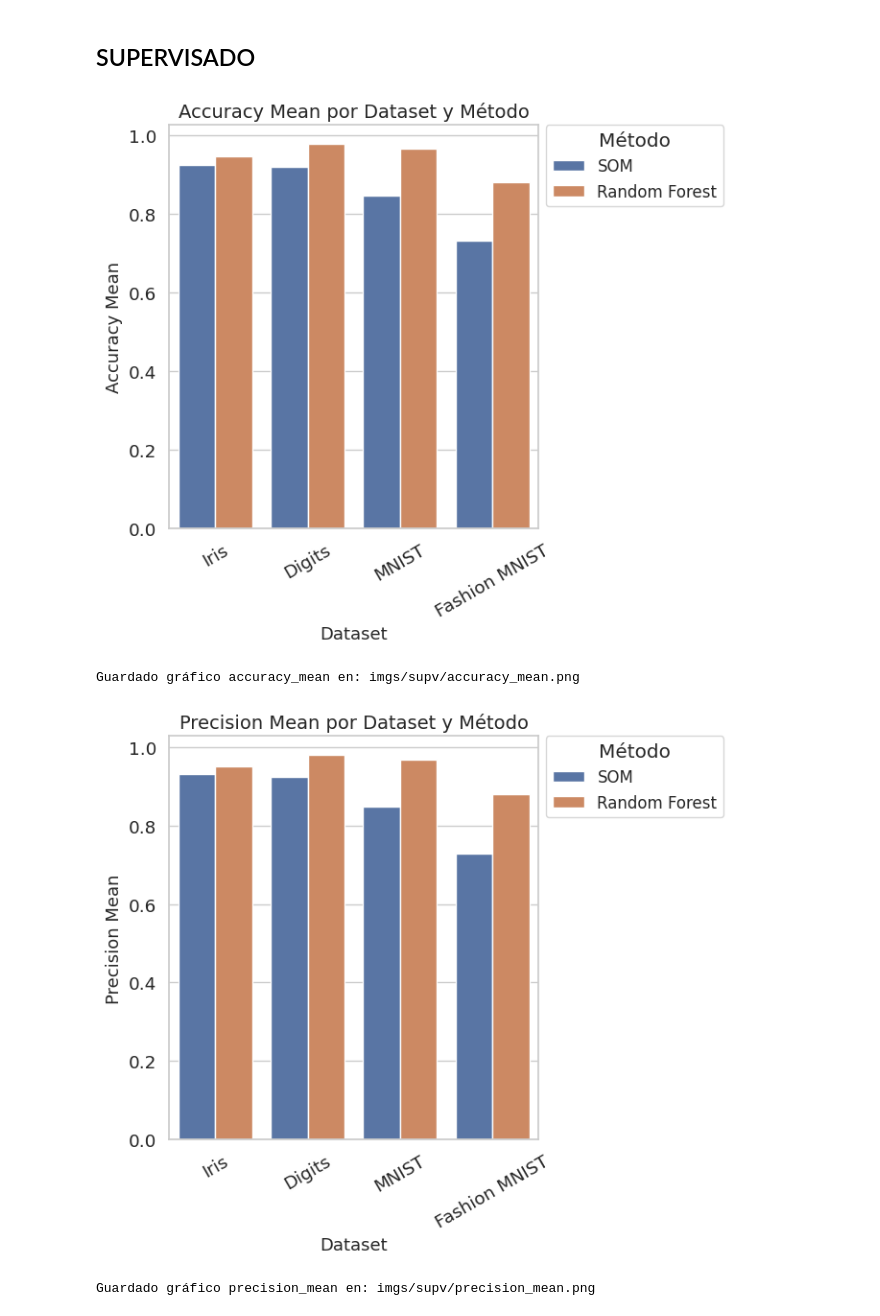
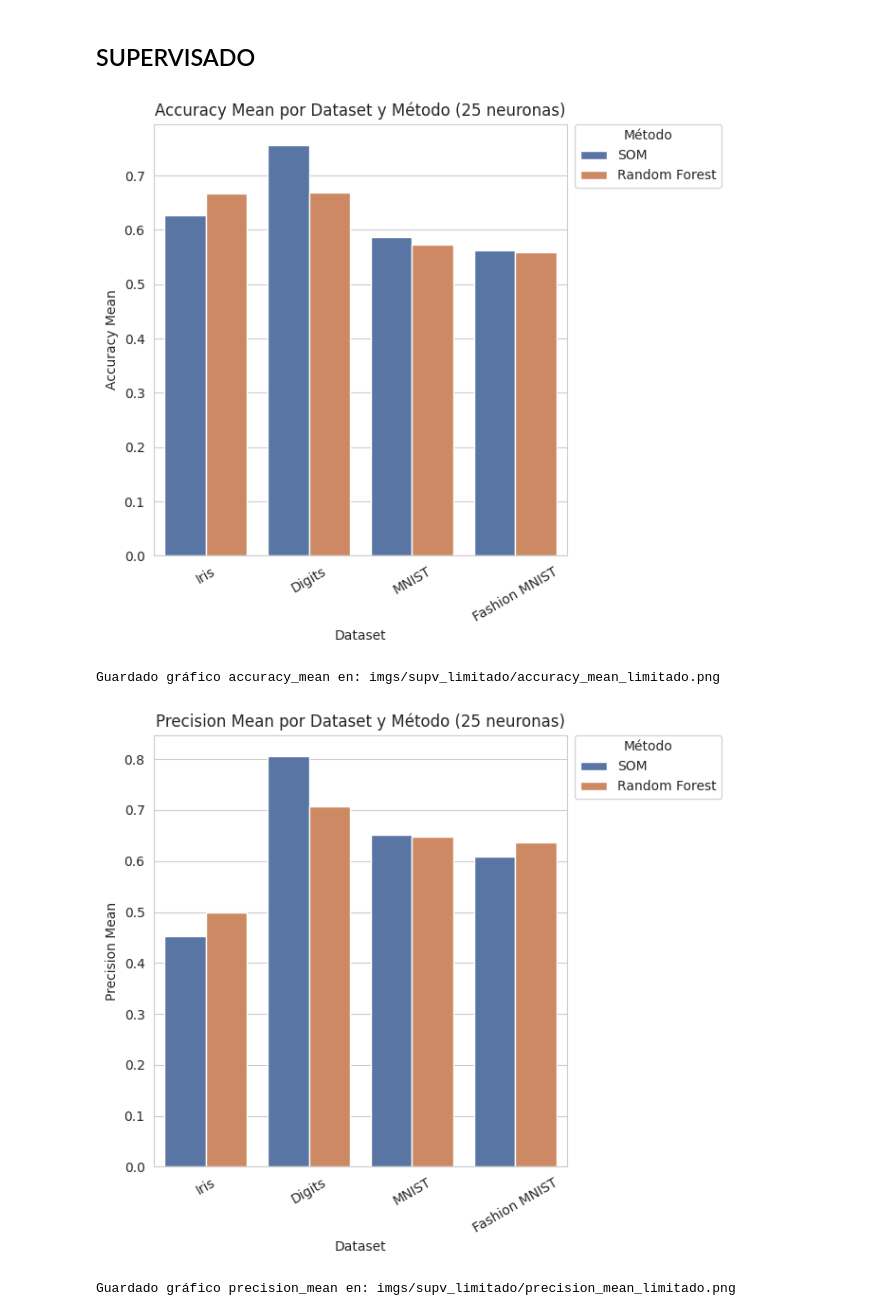
Before and after one commit to JaumeSanCol/TFG, a Jupyter notebook: experimentos/exps_clasifica/G-graficas_class.ipynb, the cells around one changed output. Saved outputs shown, nothing was run; the diff lists cells and outputs as text; code cells hidden in the pictures.

```diff
--- a/experimentos/exps_clasifica/G-graficas_class.ipynb
+++ b/experimentos/exps_clasifica/G-graficas_class.ipynb
@@ -121,8 +121,8 @@ for dataset in datasets:
 # %% [markdown]
 ## SUPERVISADO
 # %%
-limitado=False
-if limitado:name="results_supervisado_limitado.csv"
+limitado=True
+if limitado:name="results_supervisado_limitado_49.csv"
 else:name="results_supervisado.csv"
 df_results=pd.read_csv(f'csv/{name}')
 # %%
@@ -145,35 +145,35 @@ for metric in metrics:
         y=metric,
         hue='method',
         data=df_results
     )
-    ax.set_title(f'{metric.replace("_", " ").title()} por Dataset y Método')
+    ax.set_title(f'{metric.replace("_", " ").title()} por Dataset y Método (25 neuronas)')
     ax.set_xlabel('Dataset')
     ax.set_ylabel(metric.replace('_', ' ').title())
     plt.xticks(rotation=30)
 
     # Sacar la leyenda fuera:
     handles, labels = ax.get_legend_handles_labels()
     ax.legend(
         handles, labels,
         loc='upper left',
         bbox_to_anchor=(1.02, 1),
         borderaxespad=0.,
         title='Método'
     )
 
     # Ajustar márgenes para la leyenda
     plt.tight_layout(rect=[0, 0, 0.85, 1])
 
     # Guardar figura
     if limitado:fig_file = f'supv_limitado/{metric}_limitado.png'
     else:fig_file = f'supv/{metric}.png'
     fig_path = os.path.join(output_dir, fig_file)
     plt.tight_layout(rect=[0,0,0.85,1])
     plt.savefig(fig_path, dpi=300)
     plt.show()
     print(f"Guardado gráfico {metric} en: {fig_path}")
 # %% [output]
-[figure, old version]
+[figure, new version]
-Guardado gráfico accuracy_mean en: imgs/supv/accuracy_mean.png
+Guardado gráfico accuracy_mean en: imgs/supv_limitado/accuracy_mean_limitado.png
-[figure, old version]
+[figure, new version]
-Guardado gráfico precision_mean en: imgs/supv/precision_mean.png
+Guardado gráfico precision_mean en: imgs/supv_limitado/precision_mean_limitado.png
```
Also changed, not shown: parts of 4 cells of this notebook, 27 other files.
